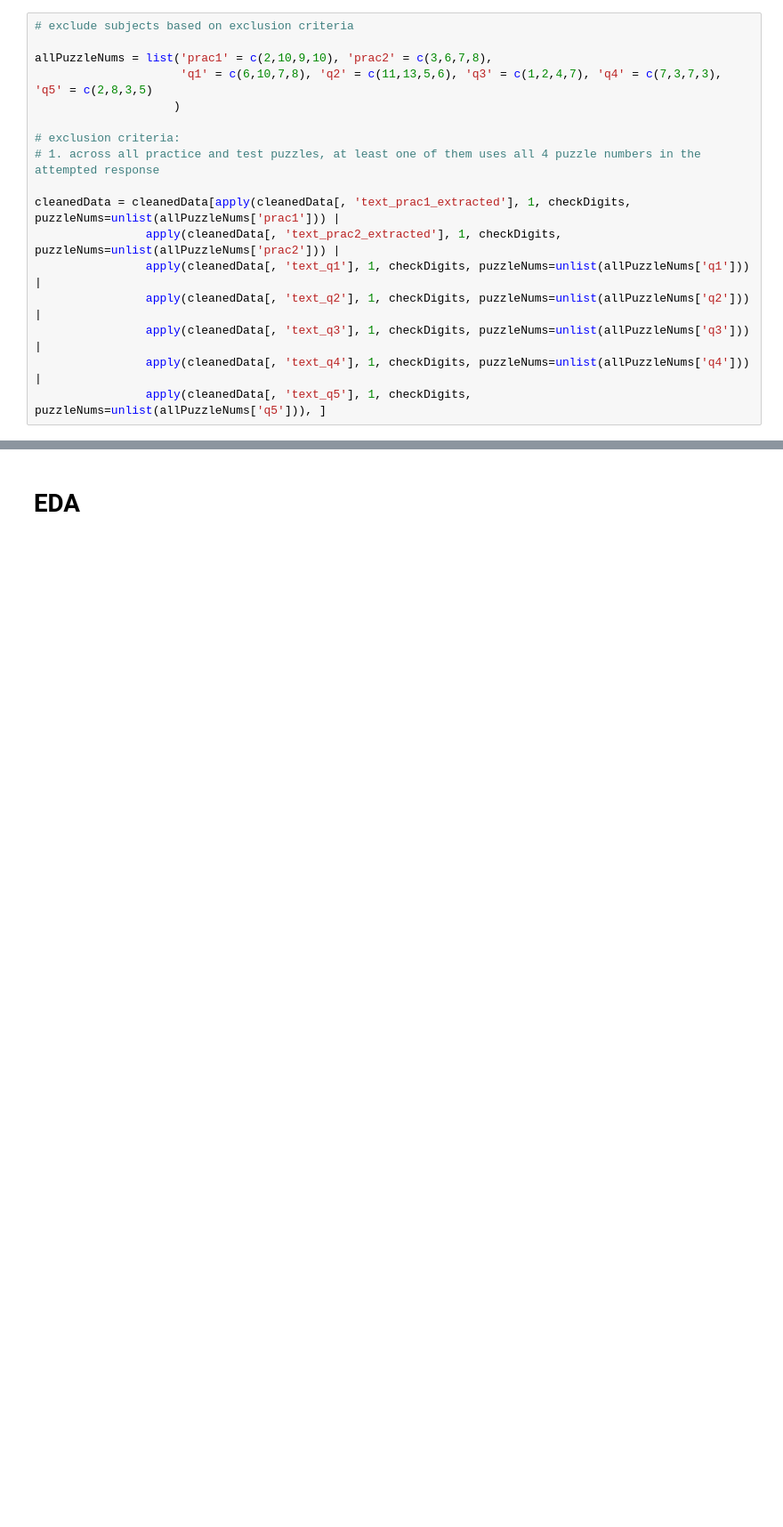
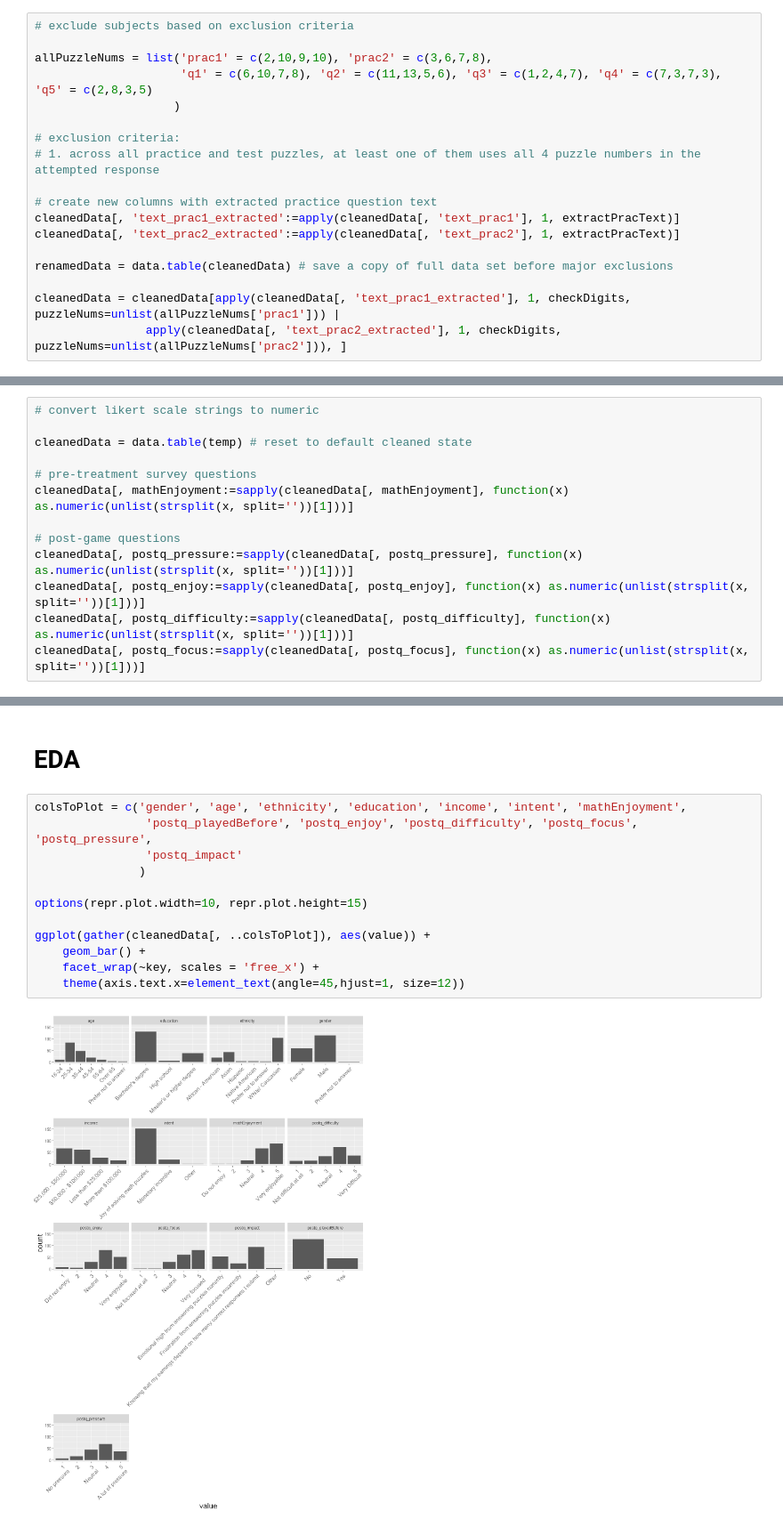
Before and after one commit to zhum01/W241-Make-18-Experiment, a Jupyter notebook: W241_Final_Project_EDA.ipynb, the cells around one changed output, grey strips where cells are left out. Shown at 89% size. Saved outputs shown, nothing was run; the diff lists cells and outputs as text; blank space fills up the shorter version.

```diff
--- a/W241_Final_Project_EDA.ipynb
+++ b/W241_Final_Project_EDA.ipynb
@@ -243,10 +230,11 @@ allPuzzleNums = list('prac1' = c(2,10,9,10), 'prac2' = c(3,6,7,8),
 # exclusion criteria:
 # 1. across all practice and test puzzles, at least one of them uses all 4 puzzle numbers in the attempted response
 
+# create new columns with extracted practice question text
+cleanedData[, 'text_prac1_extracted':=apply(cleanedData[, 'text_prac1'], 1, extractPracText)]
+cleanedData[, 'text_prac2_extracted':=apply(cleanedData[, 'text_prac2'], 1, extractPracText)]
+
+renamedData = data.table(cleanedData) # save a copy of full data set before major exclusions
+
 cleanedData = cleanedData[apply(cleanedData[, 'text_prac1_extracted'], 1, checkDigits, puzzleNums=unlist(allPuzzleNums['prac1'])) |
-                apply(cleanedData[, 'text_prac2_extracted'], 1, checkDigits, puzzleNums=unlist(allPuzzleNums['prac2'])) |
-                apply(cleanedData[, 'text_q1'], 1, checkDigits, puzzleNums=unlist(allPuzzleNums['q1'])) |
-                apply(cleanedData[, 'text_q2'], 1, checkDigits, puzzleNums=unlist(allPuzzleNums['q2'])) |
-                apply(cleanedData[, 'text_q3'], 1, checkDigits, puzzleNums=unlist(allPuzzleNums['q3'])) |
-                apply(cleanedData[, 'text_q4'], 1, checkDigits, puzzleNums=unlist(allPuzzleNums['q4'])) |
-                apply(cleanedData[, 'text_q5'], 1, checkDigits, puzzleNums=unlist(allPuzzleNums['q5'])), ]
+                apply(cleanedData[, 'text_prac2_extracted'], 1, checkDigits, puzzleNums=unlist(allPuzzleNums['prac2'])), ]
@@ -252,0 +276,13 @@ cleanedData = cleanedData[apply(cleanedData[, 'text_prac1_extracted'], 1, checkD
+# %%
+# convert likert scale strings to numeric
+
+cleanedData = data.table(temp) # reset to default cleaned state
+
+# pre-treatment survey questions
+cleanedData[, mathEnjoyment:=sapply(cleanedData[, mathEnjoyment], function(x) as.numeric(unlist(strsplit(x, split=''))[1]))]
+
+# post-game questions
+cleanedData[, postq_pressure:=sapply(cleanedData[, postq_pressure], function(x) as.numeric(unlist(strsplit(x, split=''))[1]))]
+cleanedData[, postq_enjoy:=sapply(cleanedData[, postq_enjoy], function(x) as.numeric(unlist(strsplit(x, split=''))[1]))]
+cleanedData[, postq_difficulty:=sapply(cleanedData[, postq_difficulty], function(x) as.numeric(unlist(strsplit(x, split=''))[1]))]
+cleanedData[, postq_focus:=sapply(cleanedData[, postq_focus], function(x) as.numeric(unlist(strsplit(x, split=''))[1]))]
@@ -253,2 +474,16 @@ cleanedData = cleanedData[apply(cleanedData[, 'text_prac1_extracted'], 1, checkD
 # %% [markdown]
 # EDA
+# %%
+colsToPlot = c('gender', 'age', 'ethnicity', 'education', 'income', 'intent', 'mathEnjoyment',
+                'postq_playedBefore', 'postq_enjoy', 'postq_difficulty', 'postq_focus', 'postq_pressure',
+                'postq_impact'
+               )
+
+options(repr.plot.width=10, repr.plot.height=15)
+
+ggplot(gather(cleanedData[, ..colsToPlot]), aes(value)) +
+    geom_bar() +
+    facet_wrap(~key, scales = 'free_x') +
+    theme(axis.text.x=element_text(angle=45,hjust=1, size=12))
+# %% [output]
+[figure, added]
```
Also changed, not shown: parts of 30 cells of this notebook.
